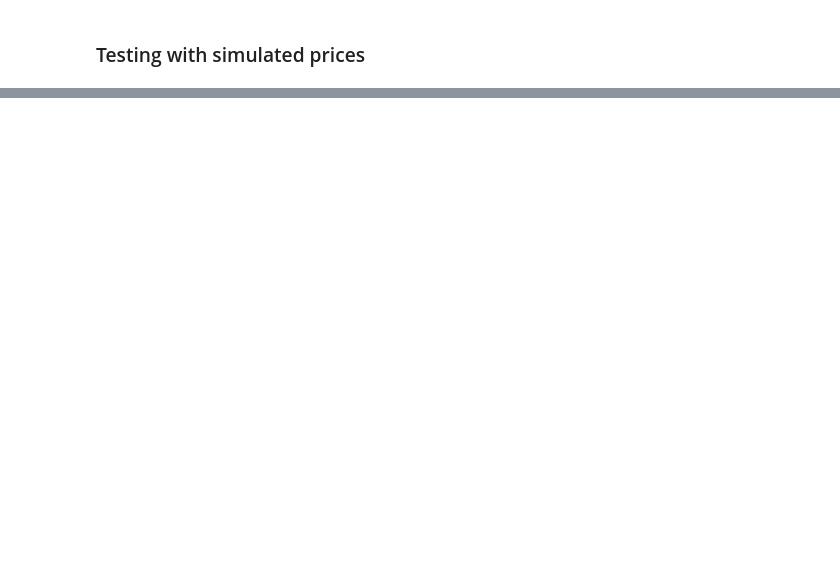
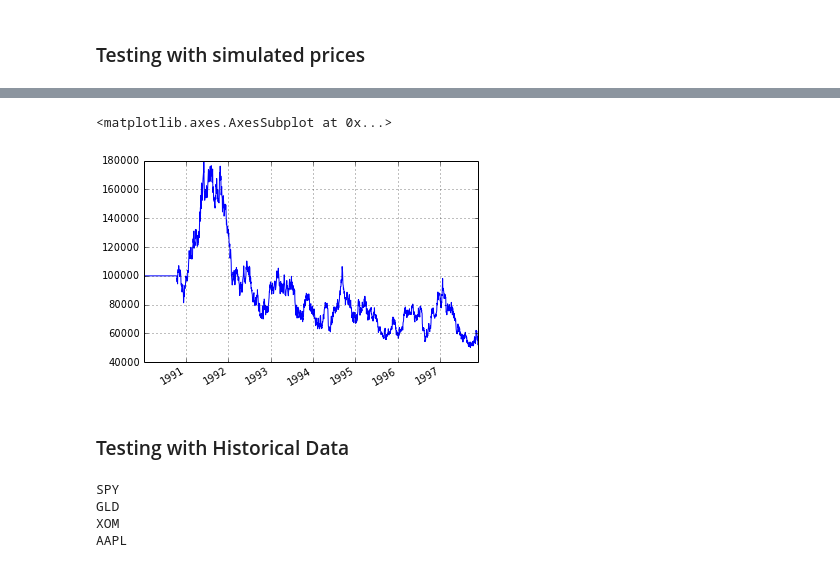
Before and after one commit to afcarl/notebooks-5, a Jupyter notebook: Kelly-and-Markowitz.ipynb, the cells around one changed output, grey strips where cells are left out. Drawn from its saved outputs; the diff is of its cells as text; code cells hidden in the pictures; blank space fills up the shorter version.

```diff
--- a/Kelly-and-Markowitz.ipynb
+++ b/Kelly-and-Markowitz.ipynb
@@ -284,16 +283,17 @@ def handle_data(context, data):
     context.tick += 1
     if context.tick < 200:
         return
-    print data[0].price
-    prices = history(100, '1d', 'price')
-    print prices
-    weights = optimal_portfolio(prices)
-    for stock in weights.index:
-        order_target_percent(stock, weights[stock])
+    prices = history(100, '1d', 'price').dropna()
+    try:
+        weights = optimal_portfolio(prices)
+        for stock in weights.index:
+            order_target_percent(stock, weights[stock])
+    except ValueError as e:
+        print '{}[DEBUG] {}'.format(get_datetime(), e)
 
 
 algo = TradingAlgorithm(initialize=initialize,
                         handle_data=handle_data)
 
-results = algo.run(prices)
+results = algo.run(data)
 # %% [output]
@@ -301,0 +303,20 @@ IndexError: index 0 is out of bounds for axis 0 with size 0
+# %%
+results.portfolio_value.plot()
+# %% [output]
+<matplotlib.axes.AxesSubplot at 0x...>
+[figure, added]
+# %% [markdown]
+<H3>Testing with Historical Data</H3>
+# %%
+from zipline.utils.factory import load_bars_from_yahoo
+
+end = pd.Timestamp.utcnow()
+start = end - 2500 * pd.tseries.offsets.BDay()
+
+data = load_bars_from_yahoo(stocks=['SPY', 'GLD', 'XOM', 'AAPL'],
+                            start=start, end=end)
+# %% [output]
+SPY
+GLD
+XOM
+AAPL
```
Also changed, not shown: parts of 7 cells of this notebook.
